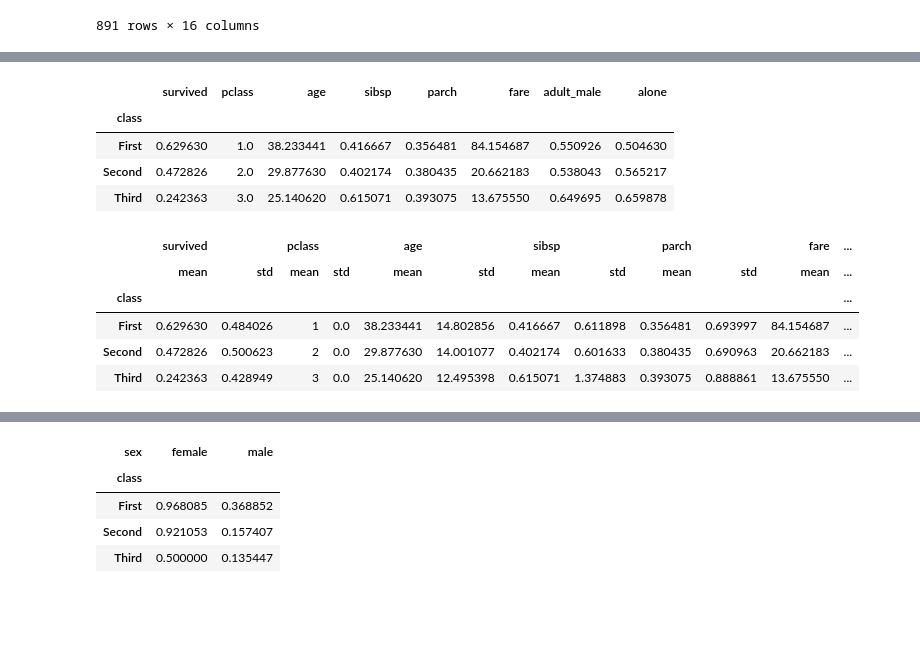
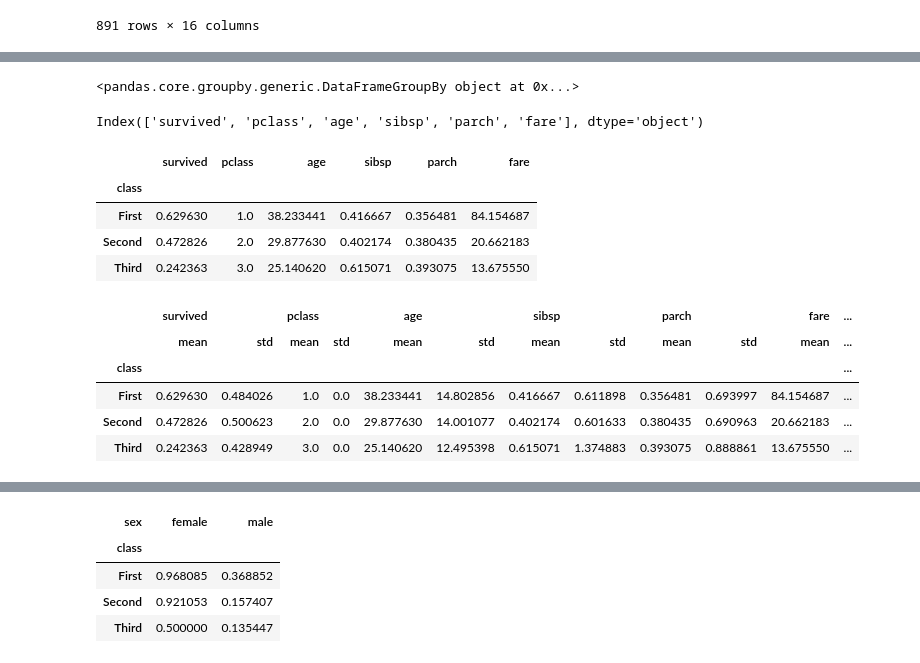
Before and after one commit to saumikn/data-science-cheatsheet, a Jupyter notebook: 2-pandas.ipynb, the cells around one changed output, grey strips where cells are left out. Cells and saved outputs as stored; diff of their text form; code cells hidden in the pictures; blank space fills up the shorter version.

Commit message:
updated pandas and sklearn cheat sheets

```diff
--- a/2-pandas.ipynb
+++ b/2-pandas.ipynb
@@ -371,21 +401,30 @@ df.reset_index() # Adds numeric index to df
+# %%
+df.groupby('class')
+# %% [output]
+<pandas.core.groupby.generic.DataFrameGroupBy object at 0x...>
+# %%
+df.select_dtypes(include=np.number).columns
+# %% [output]
+Index(['survived', 'pclass', 'age', 'sibsp', 'parch', 'fare'], dtype='object')
 # %%
-df.groupby('class').mean() # Gets mean of numeric columns based on class
+numeric_cols = df.select_dtypes(include=np.number).columns
+df.groupby('class')[numeric_cols].mean() # Gets mean of numeric columns based on class
 # .size(), .describe(), .first(), etc
 # %% [output]
-|  | survived | pclass | age | sibsp | parch | fare | adult_male | alone |
-| class |  |  |  |  |  |  |  |  |
-| First | 0.629630 | 1.0 | 38.233441 | 0.416667 | 0.356481 | 84.154687 | 0.550926 | 0.504630 |
-| Second | 0.472826 | 2.0 | 29.877630 | 0.402174 | 0.380435 | 20.662183 | 0.538043 | 0.565217 |
-| Third | 0.242363 | 3.0 | 25.140620 | 0.615071 | 0.393075 | 13.675550 | 0.649695 | 0.659878 |
+|  | survived | pclass | age | sibsp | parch | fare |
+| class |  |  |  |  |  |  |
+| First | 0.629630 | 1.0 | 38.233441 | 0.416667 | 0.356481 | 84.154687 |
+| Second | 0.472826 | 2.0 | 29.877630 | 0.402174 | 0.380435 | 20.662183 |
+| Third | 0.242363 | 3.0 | 25.140620 | 0.615071 | 0.393075 | 13.675550 |
 # %%
-df.groupby('class').agg(['mean', 'std']) # Aggregates multiple functions at once
+df.groupby('class')[numeric_cols].agg(['mean', 'std']) # Aggregates multiple functions at once
 # %% [output]
 |  | survived |  | pclass |  | age |  | sibsp |  | parch |  | fare | ... |
 |  | mean | std | mean | std | mean | std | mean | std | mean | std | mean | ... |
 | class |  |  |  |  |  |  |  |  |  |  |  | ... |
-| First | 0.629630 | 0.484026 | 1 | 0.0 | 38.233441 | 14.802856 | 0.416667 | 0.611898 | 0.356481 | 0.693997 | 84.154687 | ... |
-| Second | 0.472826 | 0.500623 | 2 | 0.0 | 29.877630 | 14.001077 | 0.402174 | 0.601633 | 0.380435 | 0.690963 | 20.662183 | ... |
-| Third | 0.242363 | 0.428949 | 3 | 0.0 | 25.140620 | 12.495398 | 0.615071 | 1.374883 | 0.393075 | 0.888861 | 13.675550 | ... |
+| First | 0.629630 | 0.484026 | 1.0 | 0.0 | 38.233441 | 14.802856 | 0.416667 | 0.611898 | 0.356481 | 0.693997 | 84.154687 | ... |
+| Second | 0.472826 | 0.500623 | 2.0 | 0.0 | 29.877630 | 14.001077 | 0.402174 | 0.601633 | 0.380435 | 0.690963 | 20.662183 | ... |
+| Third | 0.242363 | 0.428949 | 3.0 | 0.0 | 25.140620 | 12.495398 | 0.615071 | 1.374883 | 0.393075 | 0.888861 | 13.675550 | ... |
 # %%
 df.groupby('class').age.agg(lambda x: (x>30).sum()) # Aggregate class groups using custom function, how many people older than 30
 # %% [output]
```
Also changed, not shown: parts of 8 cells of this notebook, 6 other files.
